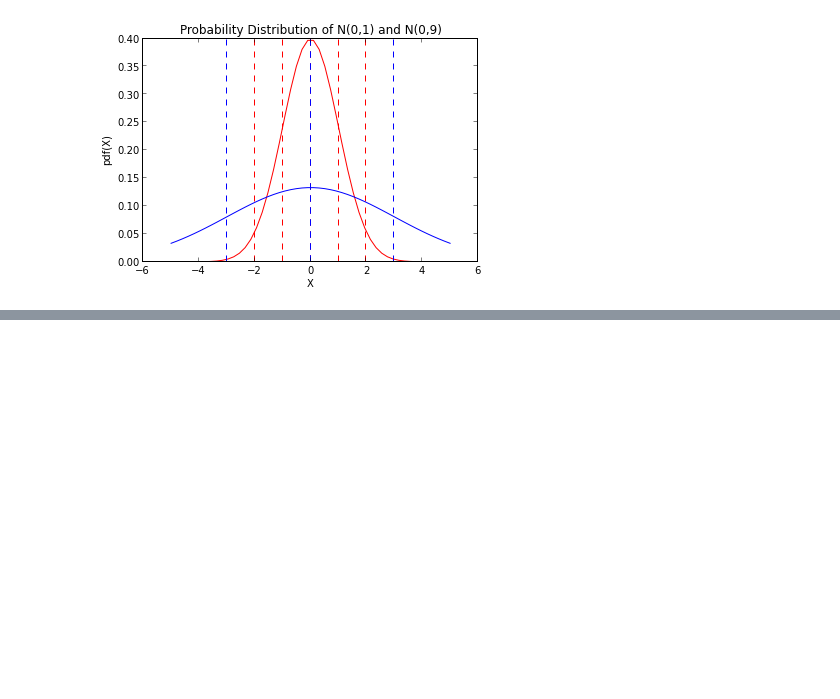
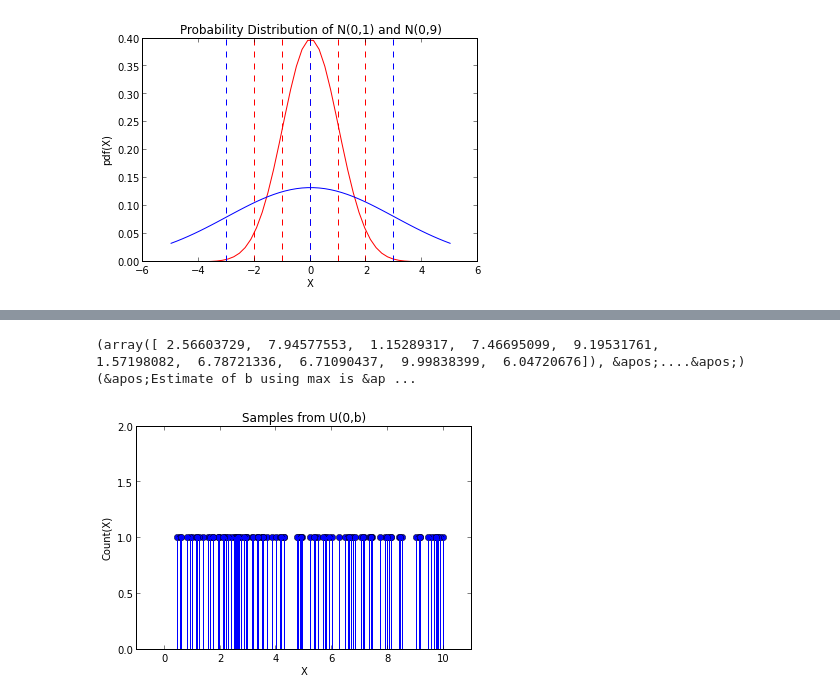
Before and after one commit to smoitra87/scratch, a Jupyter notebook: notebookdb/HypTestingRecitation.ipynb, the cells around one changed output, grey strips where cells are left out. Drawn from its saved outputs; the diff is of its cells as text; code cells hidden in the pictures; blank space fills up the shorter version.

```diff
--- a/notebookdb/HypTestingRecitation.ipynb
+++ b/notebookdb/HypTestingRecitation.ipynb
@@ -35,0 +52,5 @@ mu,sigma = 0,1x = random.normal(mu,sigma,1000)print(x[0:10],"....")figure()from
+# %%
+b = 10n=100x = uniform(0,b,n)print(x[0:10],"....")stem(x,[1]*len(x))xlabel('X')ylabel('Count(X)')xlim((-1,b+1))ylim((0,2))title('Samples from U(0,b)')       print('Estimate of b using max is ',2*mean(x))
+# %% [output]
+(array([ 2.56603729,  7.94577553,  1.15289317,  7.46695099,  9.19531761,        1.57198082,  6.78721336,  6.71090437,  9.99838399,  6.04720676]), &apos;....&apos;)(&apos;Estimate of b using max is &ap ...
+[figure, added]
```
Also changed, not shown: parts of 9 cells of this notebook.
